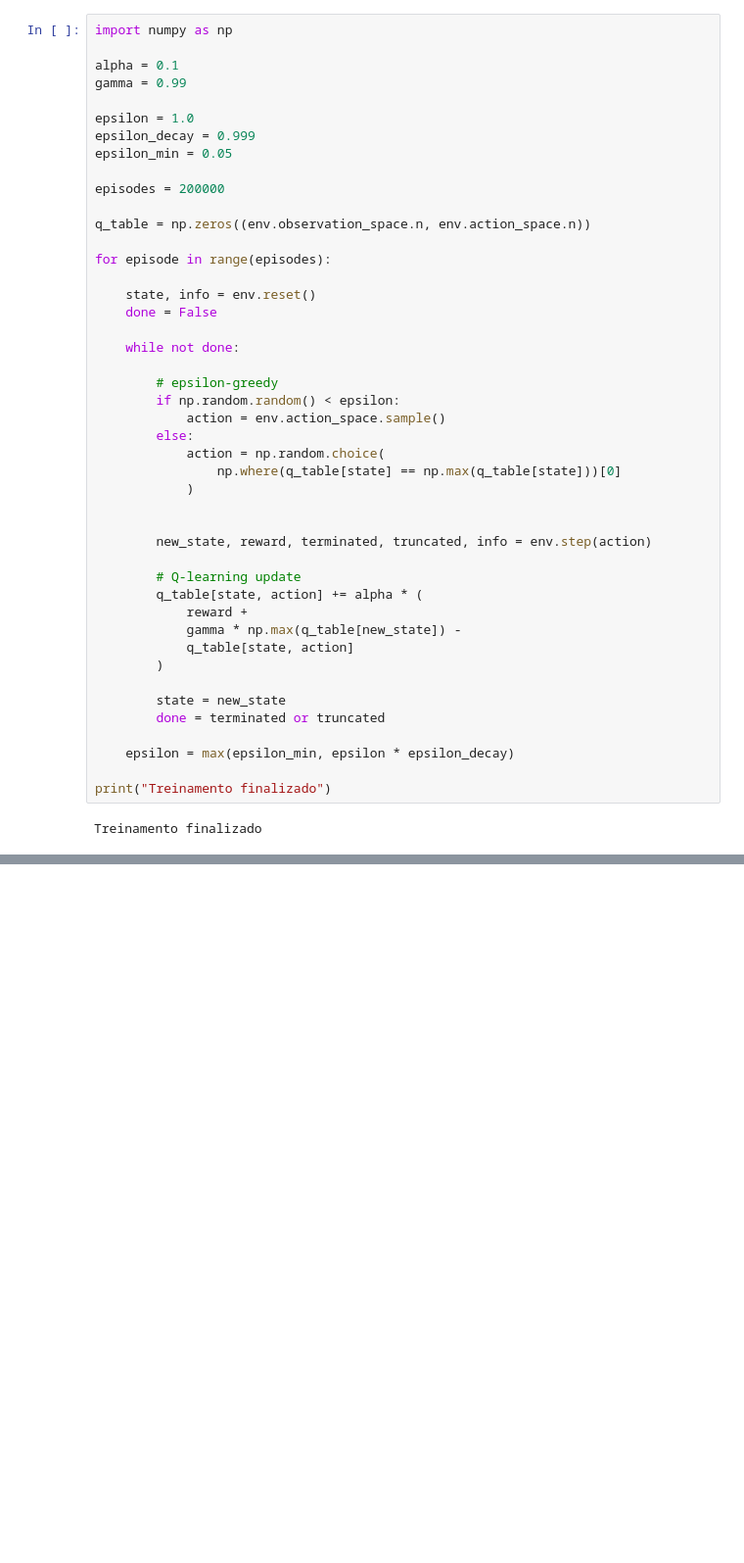
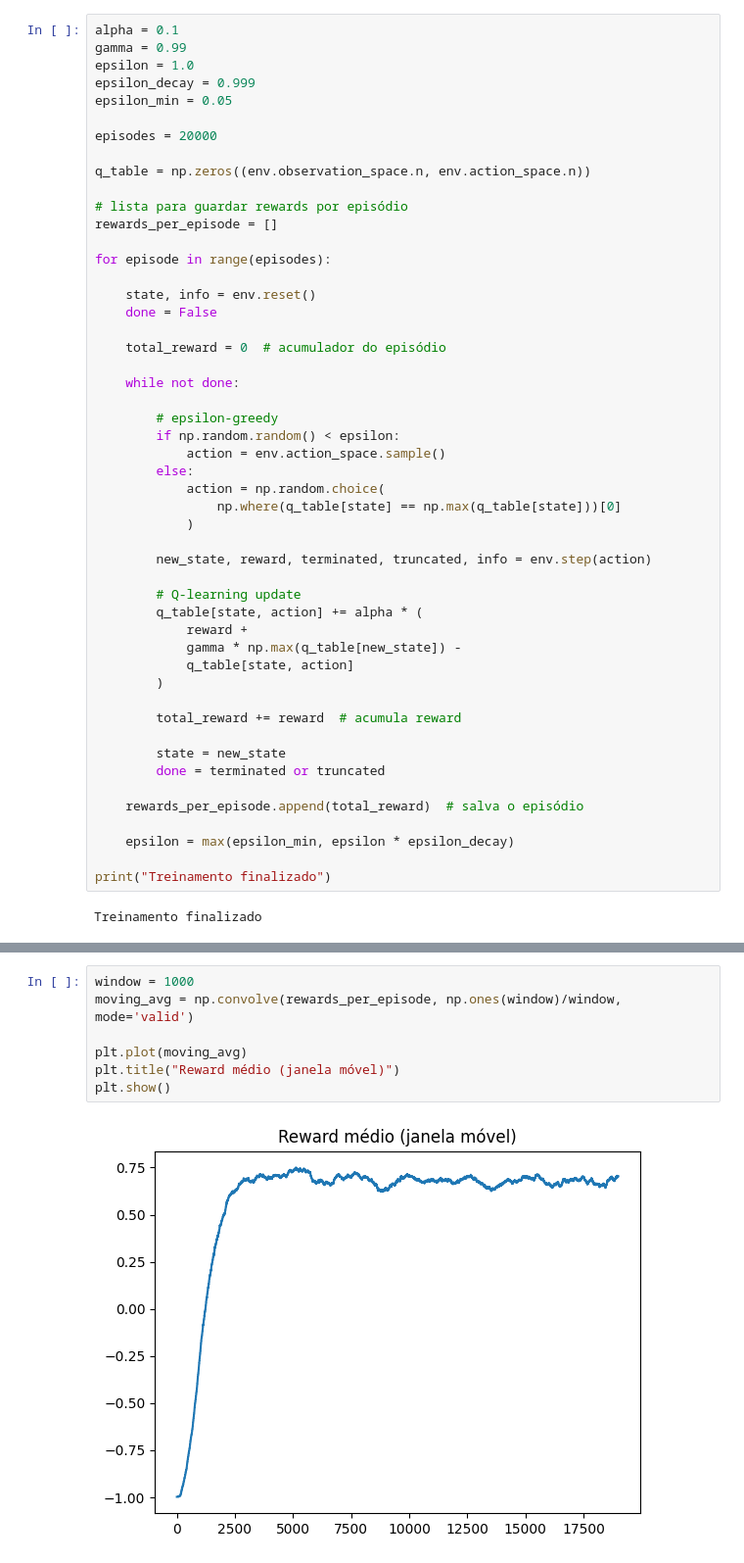
Before and after one commit to brittope/AprendizagemPorReforco, a Jupyter notebook: AC/AC3_Q-Learning.ipynb, the cells around one changed output, grey strips where cells are left out. Shown at 98% size. Drawn from its saved outputs; the diff is of its cells as text; blank space fills up the shorter version.

```diff
--- a/AC/AC3_Q-Learning.ipynb
+++ b/AC/AC3_Q-Learning.ipynb
@@ -67,21 +102,23 @@ Reward final: 0
 # %%
-import numpy as np
-
 alpha = 0.1
 gamma = 0.99
-
 epsilon = 1.0
 epsilon_decay = 0.999
 epsilon_min = 0.05
 
-episodes = 200000
+episodes = 20000
 
 q_table = np.zeros((env.observation_space.n, env.action_space.n))
+
+# lista para guardar rewards por episódio
+rewards_per_episode = []
 
 for episode in range(episodes):
 
     state, info = env.reset()
     done = False
+
+    total_reward = 0  # acumulador do episódio
 
     while not done:
 
@@ -93,7 +130,6 @@ for episode in range(episodes):
                 np.where(q_table[state] == np.max(q_table[state]))[0]
             )
 
-
         new_state, reward, terminated, truncated, info = env.step(action)
 
         # Q-learning update
@@ -103,8 +139,12 @@ for episode in range(episodes):
             q_table[state, action]
         )
 
+        total_reward += reward  # acumula reward
+
         state = new_state
         done = terminated or truncated
+
+    rewards_per_episode.append(total_reward)  # salva o episódio
 
     epsilon = max(epsilon_min, epsilon * epsilon_decay)
 
@@ -194,0 +215,9 @@ env
+# %%
+window = 1000
+moving_avg = np.convolve(rewards_per_episode, np.ones(window)/window, mode='valid')
+
+plt.plot(moving_avg)
+plt.title("Reward médio (janela móvel)")
+plt.show()
+# %% [output]
+[figure, added]
```
Also changed, not shown: parts of 5 cells of this notebook, 1 other file.
